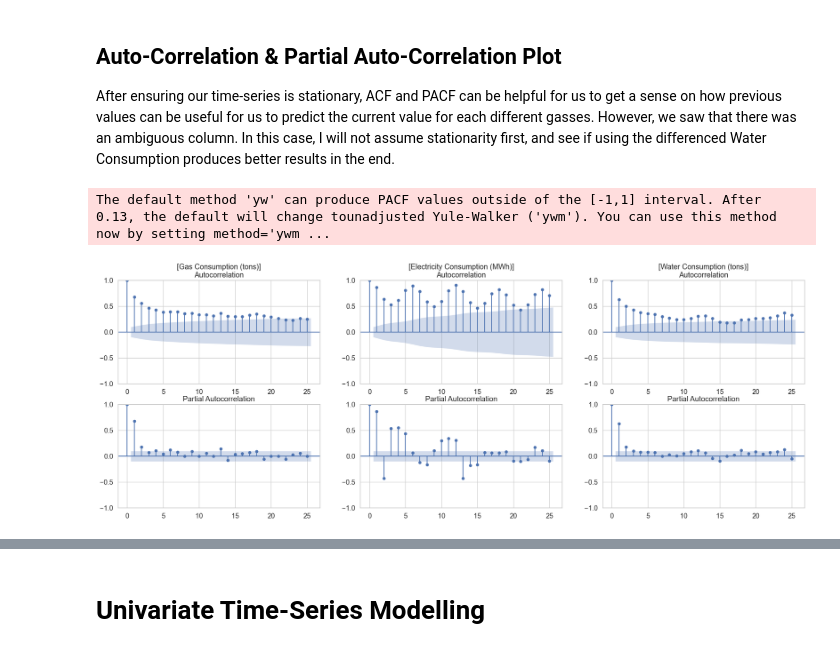
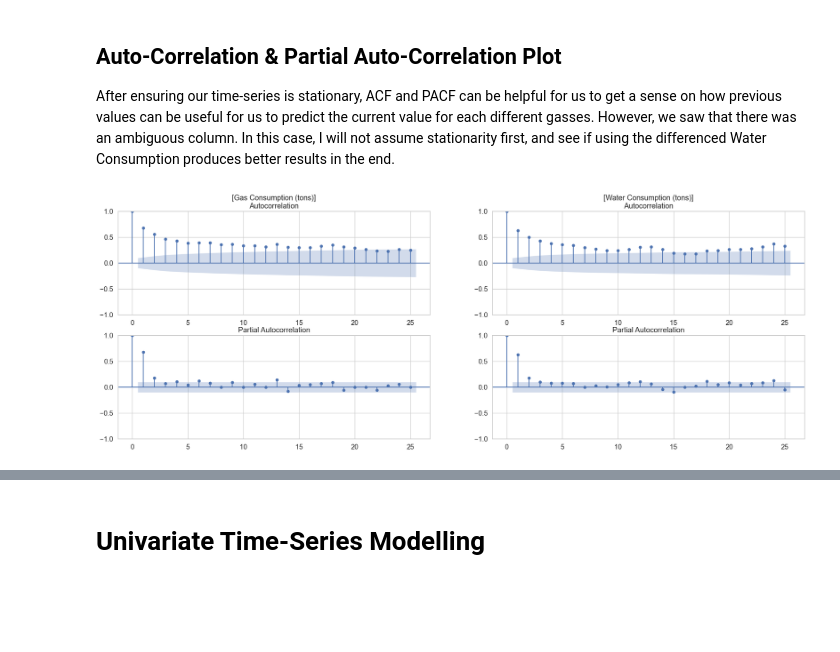
Before and after one commit to fwnriyx/poly, a Jupyter notebook: AI and Machine Learning/CA2/Time Series/energy.ipynb, the cells around one changed output, grey strips where cells are left out. Cells and saved outputs as stored; diff of their text form; code cells hidden in the pictures; blank space fills up the shorter version.

```diff
--- a/AI and Machine Learning/CA2/Time Series/energy.ipynb
+++ b/AI and Machine Learning/CA2/Time Series/energy.ipynb
@@ -535,21 +535,14 @@ There is no evidence of cointegration between Electricity Consumption (MWh) and
 ## Auto-Correlation & Partial Auto-Correlation Plot
 After ensuring our time-series is stationary, ACF and PACF can be helpful for us to get a sense on how previous values can be useful for us to predict the current value for each different gasses. However, we saw that there was an ambiguous column. In this case, I will not assume stationarity first, and see if using the differenced Water Consumption produces better results in the end.
 # %%
-new_features = ['Gas Consumption (tons)', 'Electricity Consumption (MWh)', 'Water Consumption (tons)']
+import matplotlib.pyplot as plt
+new_features = ['Gas Consumption (tons)', 'Water Consumption (tons)']
 
-fig, axes = plt.subplots(2,3, figsize = (24,8))
-for idx, feature in enumerate(features):
+fig, axes = plt.subplots(2,2, figsize = (24,8))
+for idx, feature in enumerate(new_features):
     plot_acf(df[feature], lags = 25, ax = axes[0, idx]) # Looks for MA(q)
     plot_pacf(df[feature], lags = 25, ax = axes[1, idx]) # Looks for AR(p)
     axes[0, idx].set_title("[{}]\nAutocorrelation".format(feature))
 plt.show()
-
-'''
-Orders: (p, d, q)
-Gas: (1, 0, 1)
-Electricity: (1, 1, 1)
-Water: (1, 1, 1)
-'''
 # %% [output]
-The default method 'yw' can produce PACF values outside of the [-1,1] interval. After 0.13, the default will change tounadjusted Yule-Walker ('ywm'). You can use this method now by setting method='ywm ...
-[figure, old version]
+[figure, new version]
```
Also changed, not shown: parts of 14 cells of this notebook, 2 other files.
